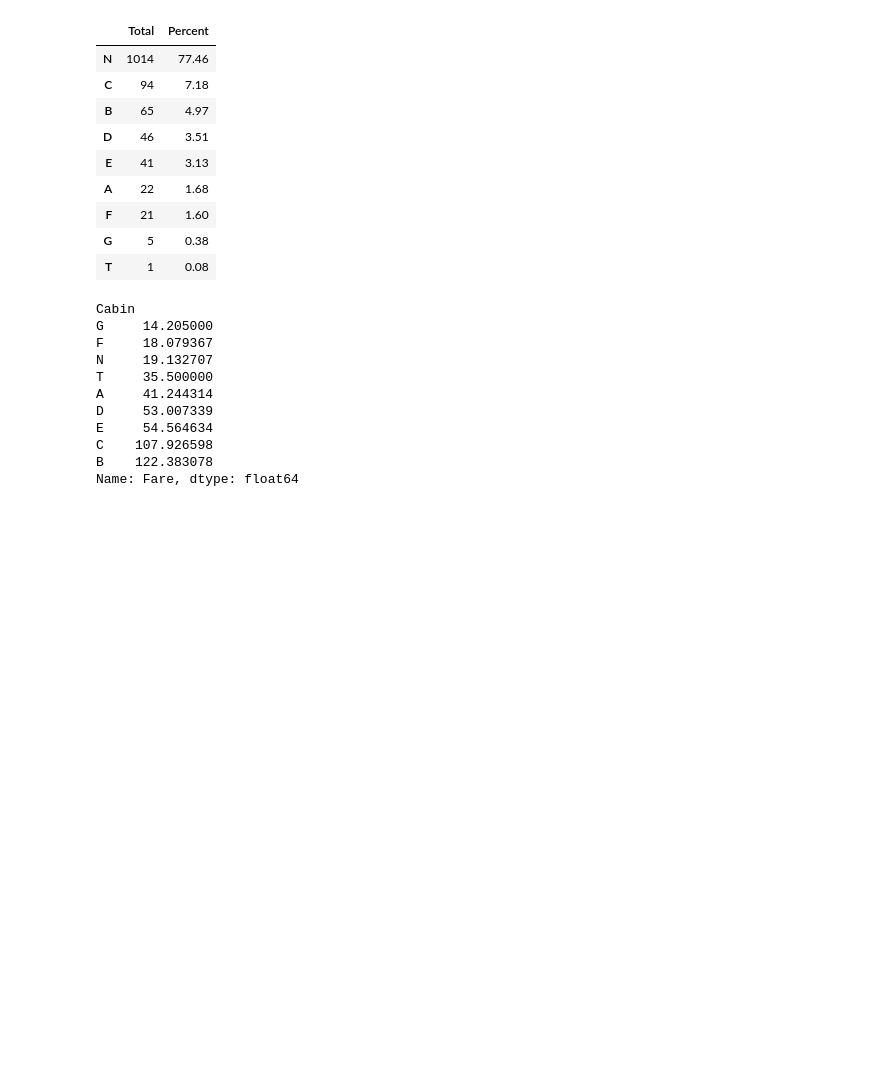
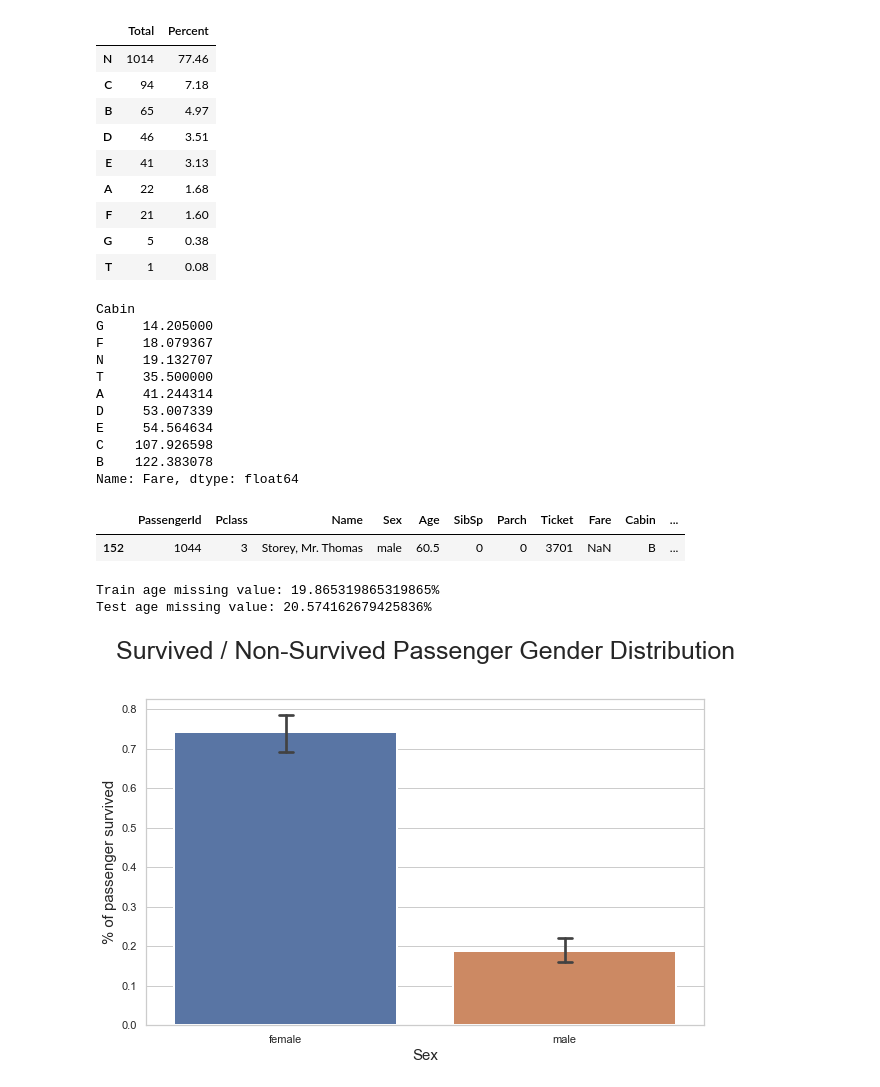
Before and after one commit to hogoood/kagglestruggle, a Jupyter notebook: A Statistical Analysis & ML workflow of Titanic.ipynb, the cells around one changed output. Saved outputs shown, nothing was run; the diff lists cells and outputs as text; code cells hidden in the pictures; blank space fills up the shorter version.

```diff
--- a/A Statistical Analysis & ML workflow of Titanic.ipynb
+++ b/A Statistical Analysis & ML workflow of Titanic.ipynb
@@ -314,3 +314,8 @@ test = all_data[891:]
 
 # adding saved target variable with train.
 train["Survived"] = survivers
+# %%
+test[test.Fare.isnull()]
+# %% [output]
+|  | PassengerId | Pclass | Name | Sex | Age | SibSp | Parch | Ticket | Fare | Cabin | ... |
+| 152 | 1044 | 3 | Storey, Mr. Thomas | male | 60.5 | 0 | 0 | 3701 | NaN | B | ... |
@@ -316,0 +329,26 @@ train["Survived"] = survivers
+# %%
+print("Train age missing value: " + str((train.Age.isnull().sum() / len(train)) * 100) + str("%"))
+print("Test age missing value: " + str((test.Age.isnull().sum() / len(test)) * 100) + str("%"))
+# %% [output]
+Train age missing value: 19.865319865319865%
+Test age missing value: 20.574162679425836%
+# %%
+import seaborn as sns
+# pal = {'male' : "green", 'female' : "Pink"}
+sns.set(style = "whitegrid")
+plt.subplots(figsize = (10, 6))
+ax = sns.barplot(x = "Sex",
+                y = "Survived",
+                data = train,
+#                 palette = pal,
+                linewidth = 2,
+                order = ['female', 'male'],
+                capsize = .05,
+
+                )
+
+plt.title("Survived / Non-Survived Passenger Gender Distribution", fontsize = 25, loc = 'center', pad = 40)
+plt.ylabel("% of passenger survived", fontsize = 15, )
+plt.xlabel("Sex", fontsize = 15);
+# %% [output]
+[figure, added]
```
Also changed, not shown: parts of 16 cells of this notebook.
